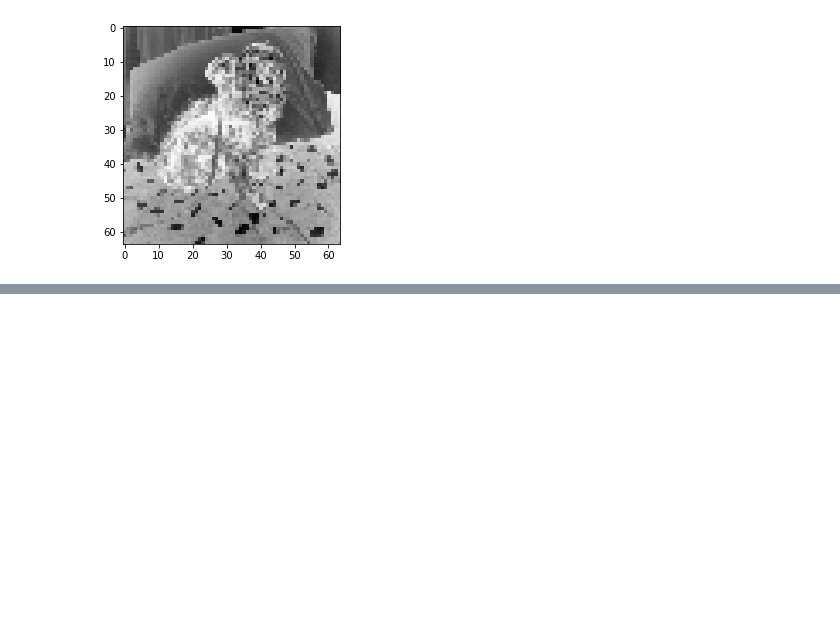
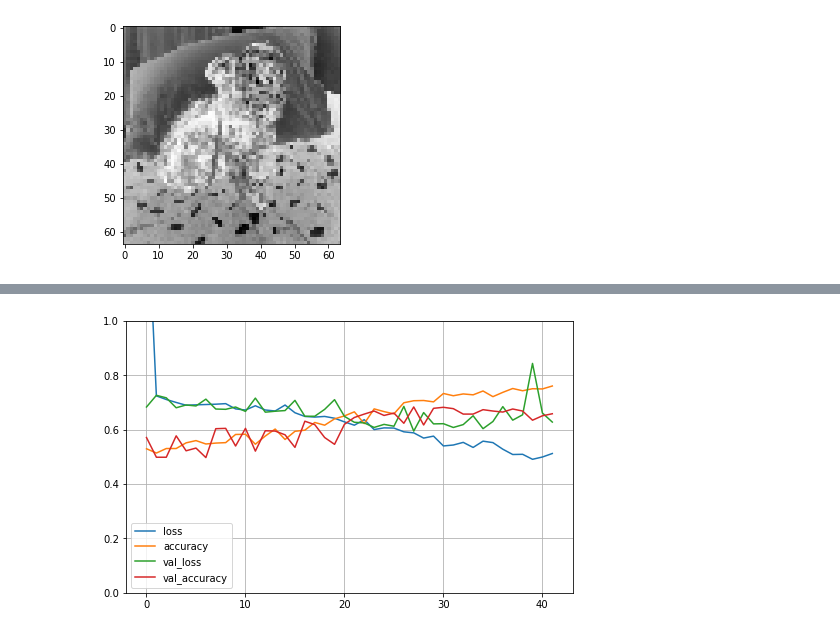
Before and after one commit to bblank70/MSDS422, a Jupyter notebook: Assignment7-DogsAndCats2.ipynb, the cells around one changed output, grey strips where cells are left out. Cells and saved outputs as stored; diff of their text form; code cells hidden in the pictures; blank space fills up the shorter version.

```diff
--- a/Assignment7-DogsAndCats2.ipynb
+++ b/Assignment7-DogsAndCats2.ipynb
@@ -142,0 +254,14 @@ plt.imshow(gray_valX[100], cmap='gist_yarg')
+# %%
+#set the optimizer and compile
+opt = tf.keras.optimizers.SGD(lr=0.001, momentum = 0.3)
+
+model.compile(optimizer=opt,
+              loss=tf.keras.losses.SparseCategoricalCrossentropy(from_logits=True),
+              metrics=['accuracy'])
+# %%
+#set the optimizer and compile
+opt = tf.keras.optimizers.Adam(lr=0.000000001,  beta_1= 0.1)
+
+model.compile(optimizer='adam',
+              loss='binary_crossentropy',
+              metrics=['accuracy'])
@@ -142,0 +279,6 @@ plt.imshow(gray_valX[100], cmap='gist_yarg')
+# %%
+my_callbacks = [
+    tf.keras.callbacks.EarlyStopping(patience=14)]
+
+history = model.fit(trainX, trainy, epochs=100, callbacks=my_callbacks,
+                    validation_data=(valX, valy))
@@ -142,0 +303,7 @@ plt.imshow(gray_valX[100], cmap='gist_yarg')
+# %%
+pd.DataFrame(history.history).plot(figsize=(8,5))
+plt.grid(True)
+plt.gca().set_ylim(0,1)
+plt.show()
+# %% [output]
+[figure, added]
```
Also changed, not shown: parts of 28 cells of this notebook.
